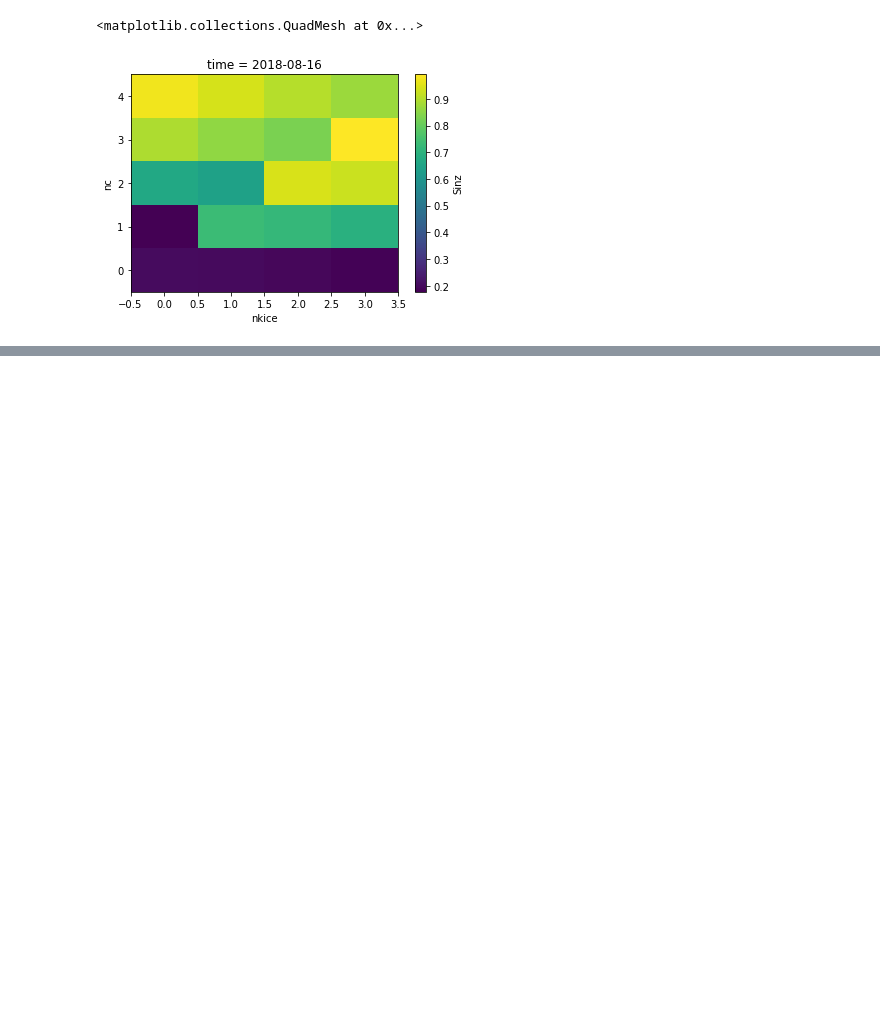
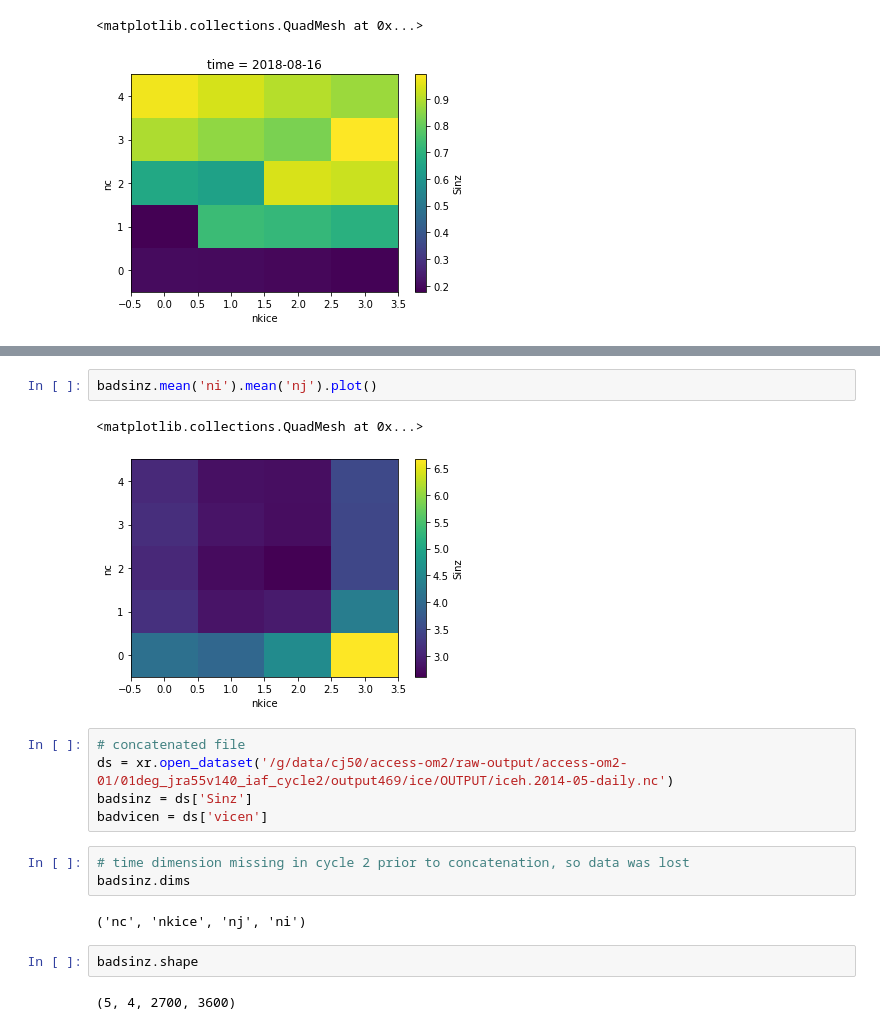
Before and after one commit to aekiss/notebooks, a Jupyter notebook: check-sinz-tinz.ipynb, the cells around one changed output, grey strips where cells are left out. Cells and saved outputs as stored; diff of their text form; blank space fills up the shorter version.

```diff
--- a/check-sinz-tinz.ipynb
+++ b/check-sinz-tinz.ipynb
@@ -101,0 +184,19 @@ badsinz.isel(time=0).mean('ni').mean('nj').plot()
+# %%
+badsinz.mean('ni').mean('nj').plot()
+# %% [output]
+<matplotlib.collections.QuadMesh at 0x...>
+[figure, added]
+# %%
+# concatenated file
+ds = xr.open_dataset('/g/data/cj50/access-om2/raw-output/access-om2-01/01deg_jra55v140_iaf_cycle2/output469/ice/OUTPUT/iceh.2014-05-daily.nc')
+badsinz = ds['Sinz']
+badvicen = ds['vicen']
+# %%
+# time dimension missing in cycle 2 prior to concatenation, so data was lost
+badsinz.dims
+# %% [output]
+('nc', 'nkice', 'nj', 'ni')
+# %%
+badsinz.shape
+# %% [output]
+(5, 4, 2700, 3600)
```
Also changed, not shown: parts of 18 cells of this notebook.
